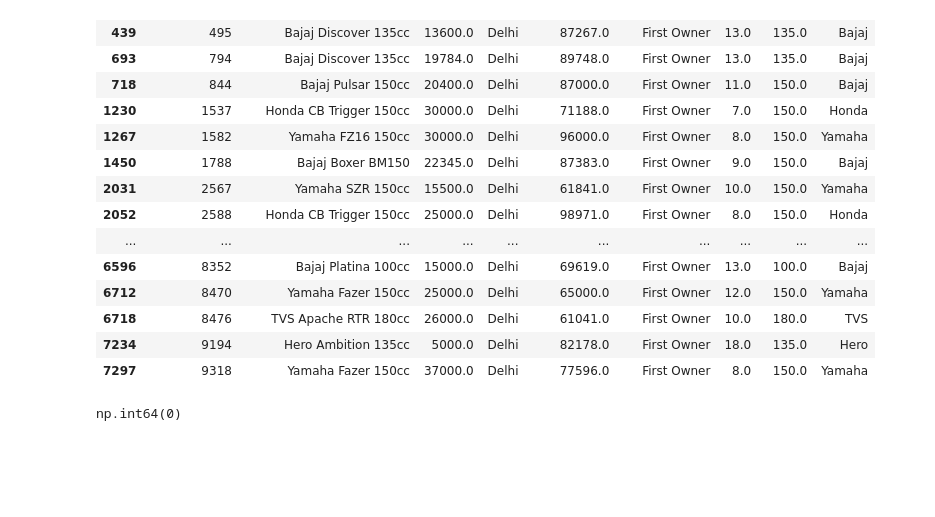
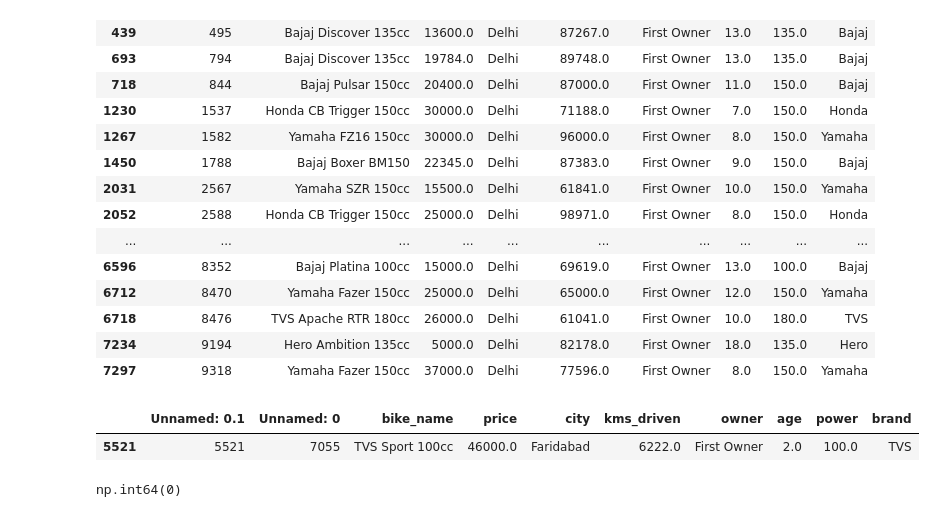
Before and after one commit to Akshatjangid/Python-Training, a Jupyter notebook: pandas/pandas.ipynb, the cells around one changed output. Drawn from its saved outputs; the diff is of its cells as text; code cells hidden in the pictures; blank space fills up the shorter version.

```diff
--- a/pandas/pandas.ipynb
+++ b/pandas/pandas.ipynb
@@ -296,8 +258,11 @@ delhi[delhi["kms_driven"] >=60000]
 | 7297 | 9318 | Yamaha Fazer 150cc | 37000.0 | Delhi | 77596.0 | First Owner | 8.0 | 150.0 | Yamaha |
 # %%
 ## using multiple condition
-# tvs=df[(df["brand"] == "TVS") & df(["price"] <=50000 ) & df(["age"] < 3)]
-# tvs
+tvs=df[(df["brand"] == "TVS") &(df["price"] <=50000 ) & (df["age"] < 3)]
+tvs
+# %% [output]
+|  | Unnamed: 0.1 | Unnamed: 0 | bike_name | price | city | kms_driven | owner | age | power | brand |
+| 5521 | 5521 | 7055 | TVS Sport 100cc | 46000.0 | Faridabad | 6222.0 | First Owner | 2.0 | 100.0 | TVS |
 # %%
 ## datset duplicates
 df.duplicated().sum()  ## it will print the duplicate
```
Also changed, not shown: parts of 1 cell of this notebook.
